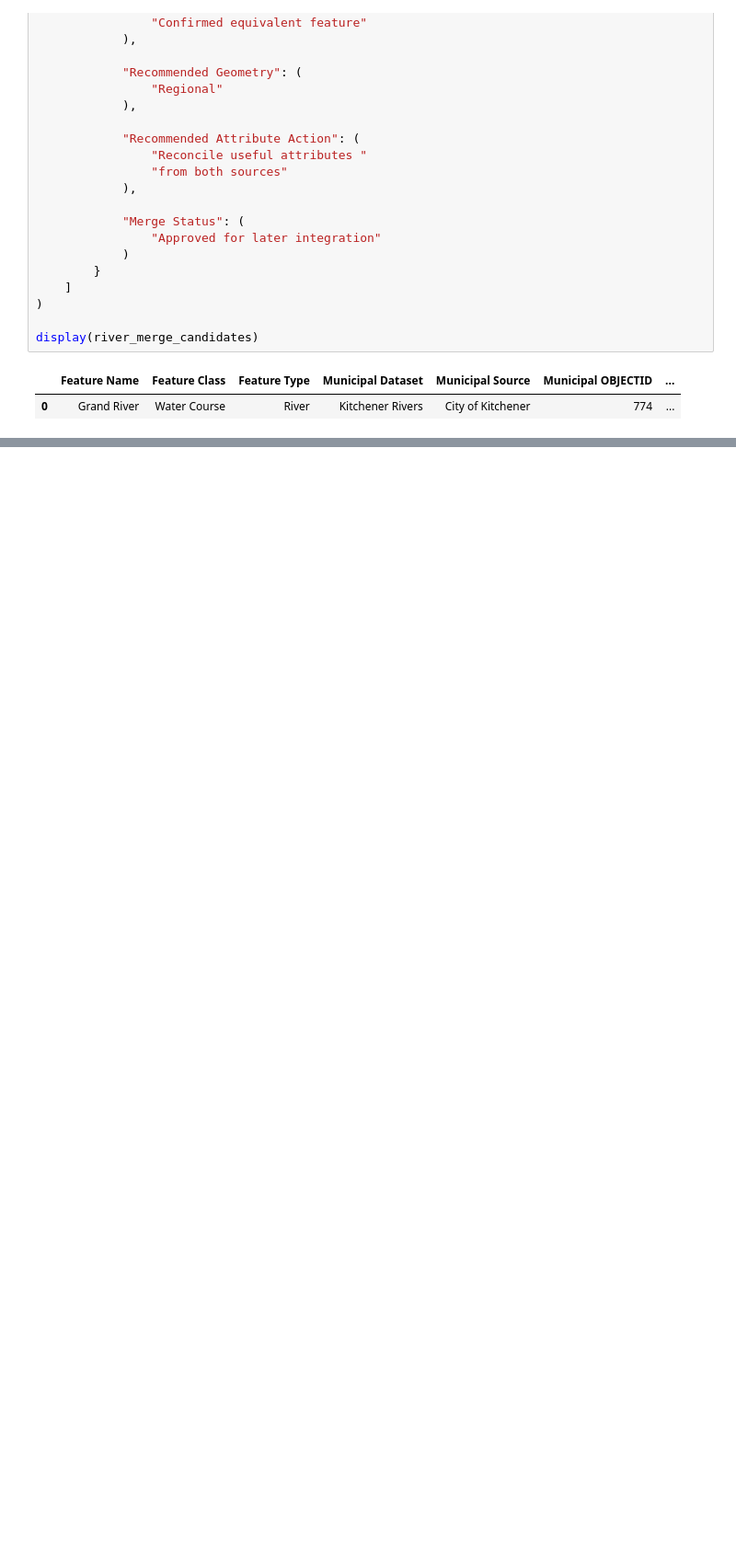
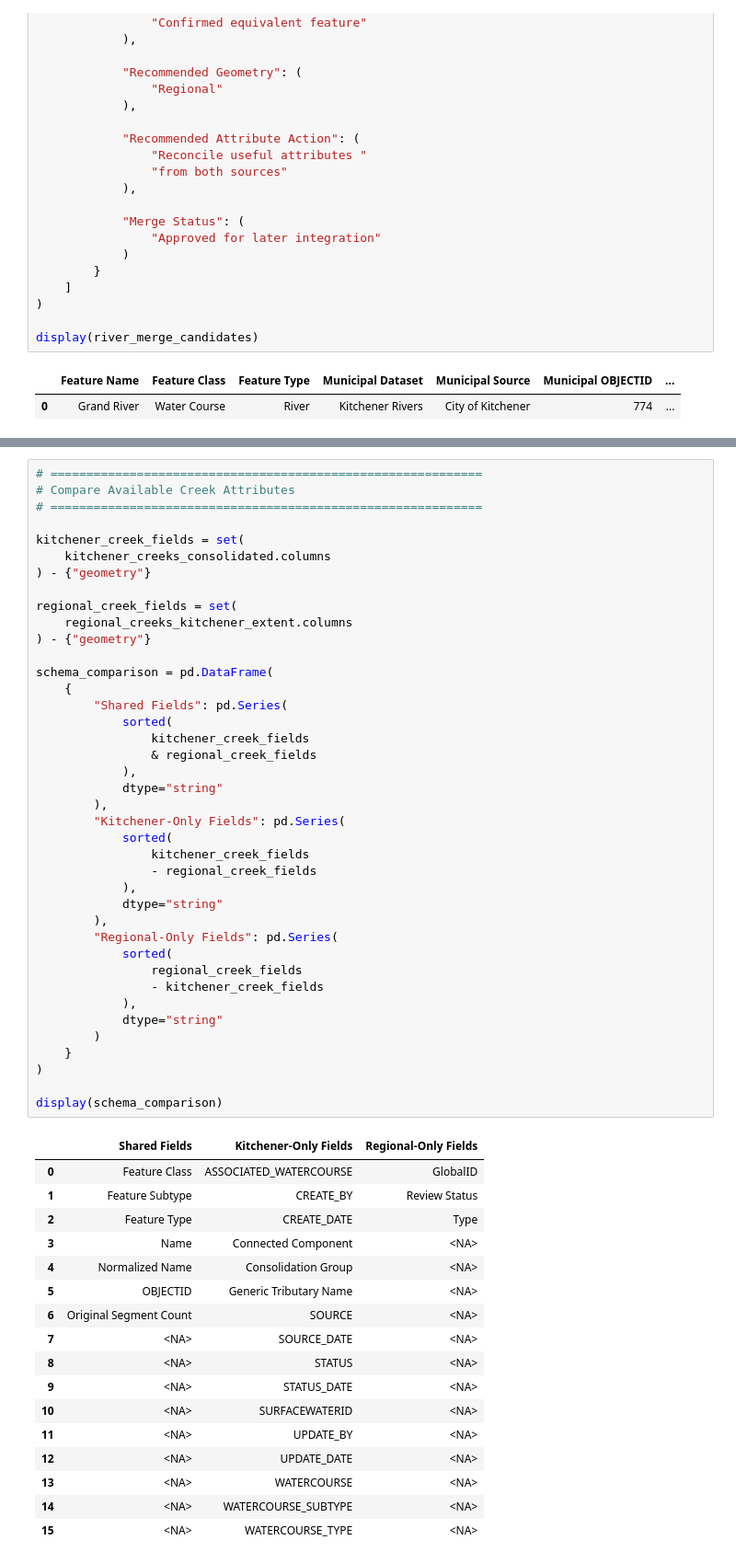
Before and after one commit to BrodyAcquilano/Jupyter-Ecology, a Jupyter notebook: Ecology/notebooks/05_Hydrography/05_02_Hydrography_Data_Integration_and_Validation.ipynb, the cells around one changed output, grey strips where cells are left out. Shown at 92% size. Drawn from its saved outputs; the diff is of its cells as text; blank space fills up the shorter version.

```diff
--- a/Ecology/notebooks/05_Hydrography/05_02_Hydrography_Data_Integration_and_Validation.ipynb
+++ b/Ecology/notebooks/05_Hydrography/05_02_Hydrography_Data_Integration_and_Validation.ipynb
@@ -5341,0 +5543,58 @@ This produces a preliminary measure of network correspondence without requiring
+# %%
+# ============================================================
+# Compare Available Creek Attributes
+# ============================================================
+
+kitchener_creek_fields = set(
+    kitchener_creeks_consolidated.columns
+) - {"geometry"}
+
+regional_creek_fields = set(
+    regional_creeks_kitchener_extent.columns
+) - {"geometry"}
+
+schema_comparison = pd.DataFrame(
+    {
+        "Shared Fields": pd.Series(
+            sorted(
+                kitchener_creek_fields
+                & regional_creek_fields
+            ),
+            dtype="string"
+        ),
+        "Kitchener-Only Fields": pd.Series(
+            sorted(
+                kitchener_creek_fields
+                - regional_creek_fields
+            ),
+            dtype="string"
+        ),
+        "Regional-Only Fields": pd.Series(
+            sorted(
+                regional_creek_fields
+                - kitchener_creek_fields
+            ),
+            dtype="string"
+        )
+    }
+)
+
+display(schema_comparison)
+# %% [output]
+|  | Shared Fields | Kitchener-Only Fields | Regional-Only Fields |
+| 0 | Feature Class | ASSOCIATED_WATERCOURSE | GlobalID |
+| 1 | Feature Subtype | CREATE_BY | Review Status |
+| 2 | Feature Type | CREATE_DATE | Type |
+| 3 | Name | Connected Component | <NA> |
+| 4 | Normalized Name | Consolidation Group | <NA> |
+| 5 | OBJECTID | Generic Tributary Name | <NA> |
+| 6 | Original Segment Count | SOURCE | <NA> |
+| 7 | <NA> | SOURCE_DATE | <NA> |
+| 8 | <NA> | STATUS | <NA> |
+| 9 | <NA> | STATUS_DATE | <NA> |
+| 10 | <NA> | SURFACEWATERID | <NA> |
+| 11 | <NA> | UPDATE_BY | <NA> |
+| 12 | <NA> | UPDATE_DATE | <NA> |
+| 13 | <NA> | WATERCOURSE | <NA> |
+| 14 | <NA> | WATERCOURSE_SUBTYPE | <NA> |
+| 15 | <NA> | WATERCOURSE_TYPE | <NA> |
```
Also changed, not shown: parts of 50 cells of this notebook.
